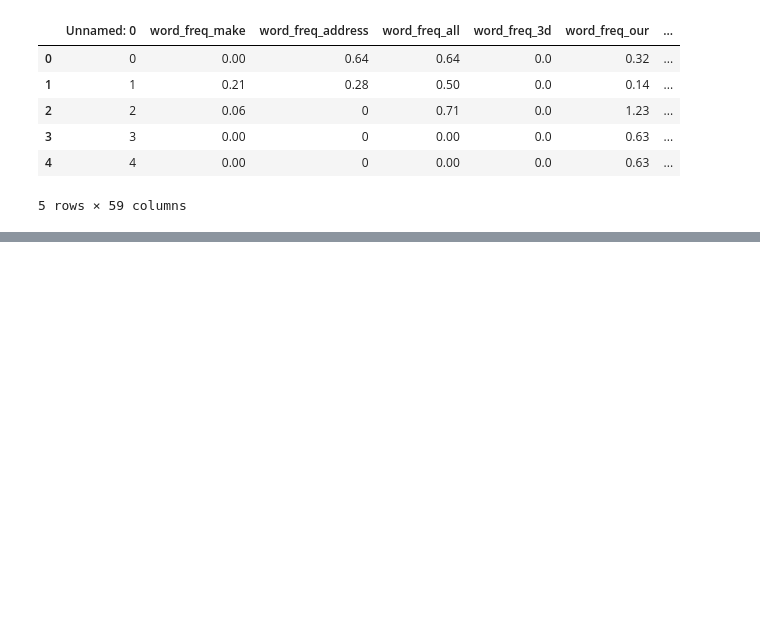
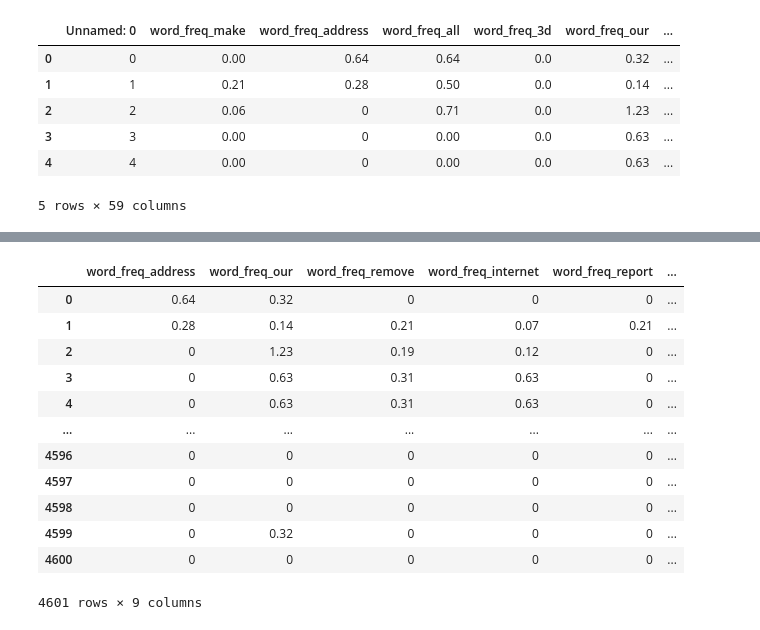
Before and after one commit to Rayenbt/Spam-detection, a Jupyter notebook: Rayen_Bentemessek_CA1.ipynb, the cells around one changed output, grey strips where cells are left out. Drawn from its saved outputs; the diff is of its cells as text; code cells hidden in the pictures; blank space fills up the shorter version.

```diff
--- a/Rayen_Bentemessek_CA1.ipynb
+++ b/Rayen_Bentemessek_CA1.ipynb
@@ -15,0 +36,18 @@ df.head()
+# %%
+# Extracted columns with object data type to inspect them
+columns_to_change = df.select_dtypes(exclude=['float64','int64','bool'])
+columns_to_change
+# %% [output]
+|  | word_freq_address | word_freq_our | word_freq_remove | word_freq_internet | word_freq_report | ... |
+| 0 | 0.64 | 0.32 | 0 | 0 | 0 | ... |
+| 1 | 0.28 | 0.14 | 0.21 | 0.07 | 0.21 | ... |
+| 2 | 0 | 1.23 | 0.19 | 0.12 | 0 | ... |
+| 3 | 0 | 0.63 | 0.31 | 0.63 | 0 | ... |
+| 4 | 0 | 0.63 | 0.31 | 0.63 | 0 | ... |
+| ... | ... | ... | ... | ... | ... | ... |
+| 4596 | 0 | 0 | 0 | 0 | 0 | ... |
+| 4597 | 0 | 0 | 0 | 0 | 0 | ... |
+| 4598 | 0 | 0 | 0 | 0 | 0 | ... |
+| 4599 | 0 | 0.32 | 0 | 0 | 0 | ... |
+| 4600 | 0 | 0 | 0 | 0 | 0 | ... |
+4601 rows × 9 columns
```
Also changed, not shown: parts of 6 cells of this notebook.
